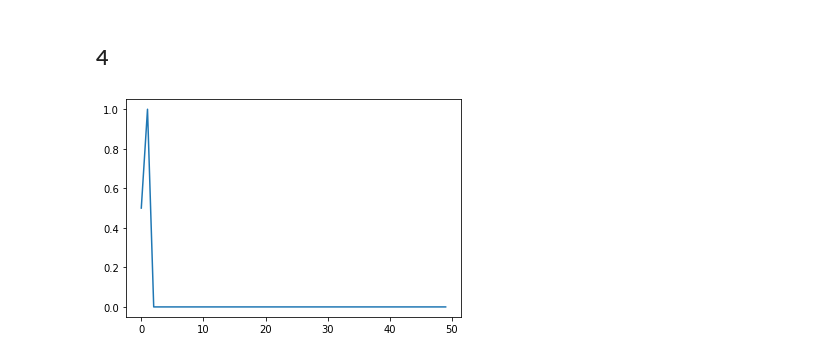
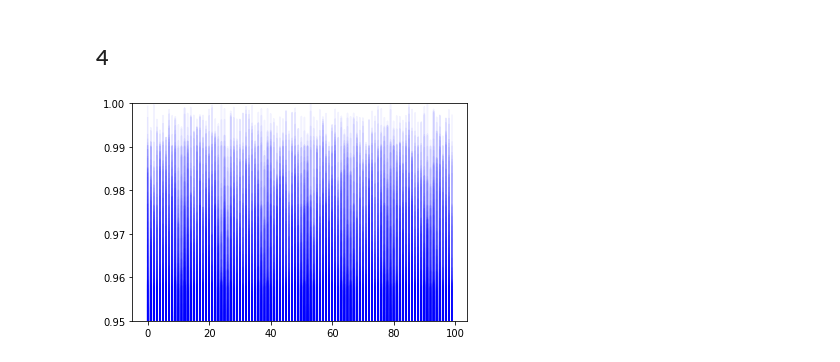
Before and after one commit to vrjuliao/BCC, a Jupyter notebook: fisica-estatistica-computacional/01-caos/Caos.ipynb, the cells around one changed output. Saved outputs shown, nothing was run; the diff lists cells and outputs as text; code cells hidden in the pictures.

```diff
--- a/fisica-estatistica-computacional/01-caos/Caos.ipynb
+++ b/fisica-estatistica-computacional/01-caos/Caos.ipynb
@@ -18,8 +18,8 @@ n_max = 50
 def pop_dynamic(x0, r, n_max):
     x = np.zeros((len(r), n_max))
     x[:,0] = np.repeat(x0, len(r))
-    for i in range(1, 50):
-        x[:,i] = r*x[:,i-1]*(1-x[:,i-1])
+    for i in range(1, n_max):
+        x[:,i] = r*x[:,i-1]*(np.ones(len(r))-x[:,i-1])
     return x
 
 x = pop_dynamic(x0, r, n_max)
@@ -161,18 +161,16 @@ Apesar da consideravel diferença no comportamento dos gráficos da questão 2 (
 # %% [markdown]
 ## 4
 # %%
-incr = (4 - 1e-5)/1e5
+incr = (4 - 1e-5)/1e4
 r_curr = 1e-5
-# q4_res = []
-x = pop_dynamic(0., [4], 50)
-plt.plot(x[0])
+q4_res = []
 
-# while(r_curr < 4):
-#     x = pop_dynamic(1, [r_curr], 1000)
-#     plt.plot(x[0, -100:])
-#     r_curr += incr
-#     q4_res.append(x[0])
-# plt.ylim(-1e-5, 1e-5)
+while(r_curr < 4):
+    x = pop_dynamic(0.3, [r_curr], 1000)
+    plt.plot(x[0, -100:],'b', alpha=0.05)
+    r_curr += incr
+
+plt.ylim(.95, 1)
 plt.show()
 # %% [output]
-[figure, old version]
+[figure, new version]
```
Also changed, not shown: parts of 3 cells of this notebook.
